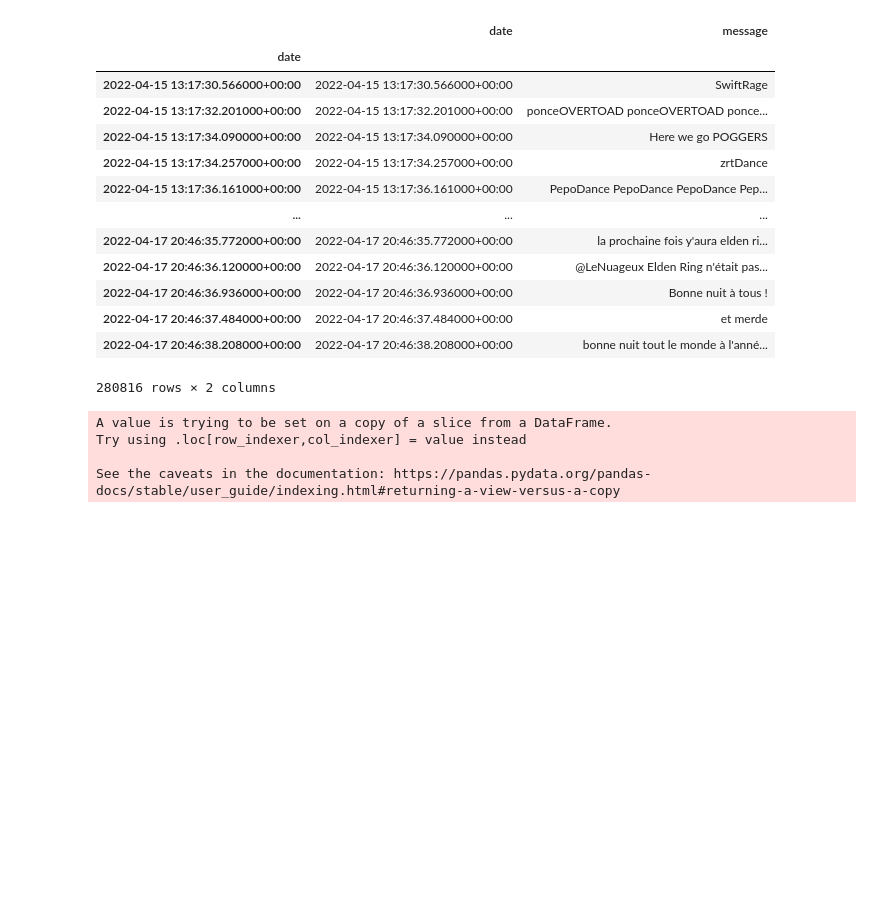
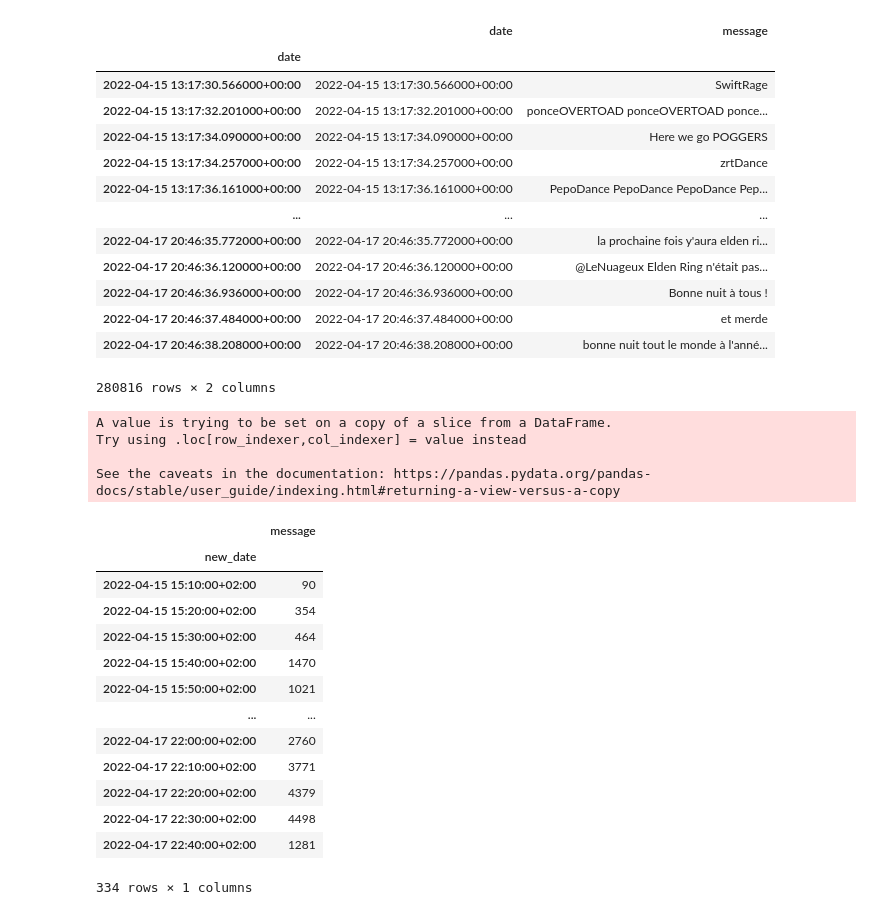
Before and after one commit to cmnemoi/SpeeDonsChatAnalysis, a Jupyter notebook: src/analysis.ipynb, the cells around one changed output. Cells and saved outputs as stored; diff of their text form; code cells hidden in the pictures; blank space fills up the shorter version.

```diff
--- a/src/analysis.ipynb
+++ b/src/analysis.ipynb
@@ -253,0 +252,17 @@ px.line(nb_messages_per_10_minutes, x=nb_messages_per_10_minutes.index, y="messa
+# %%
+nb_messages_per_10_minutes
+# %% [output]
+|  | message |
+| new_date |  |
+| 2022-04-15 15:10:00+02:00 | 90 |
+| 2022-04-15 15:20:00+02:00 | 354 |
+| 2022-04-15 15:30:00+02:00 | 464 |
+| 2022-04-15 15:40:00+02:00 | 1470 |
+| 2022-04-15 15:50:00+02:00 | 1021 |
+| ... | ... |
+| 2022-04-17 22:00:00+02:00 | 2760 |
+| 2022-04-17 22:10:00+02:00 | 3771 |
+| 2022-04-17 22:20:00+02:00 | 4379 |
+| 2022-04-17 22:30:00+02:00 | 4498 |
+| 2022-04-17 22:40:00+02:00 | 1281 |
+334 rows × 1 columns
```
Also changed, not shown: parts of 4 cells of this notebook.
